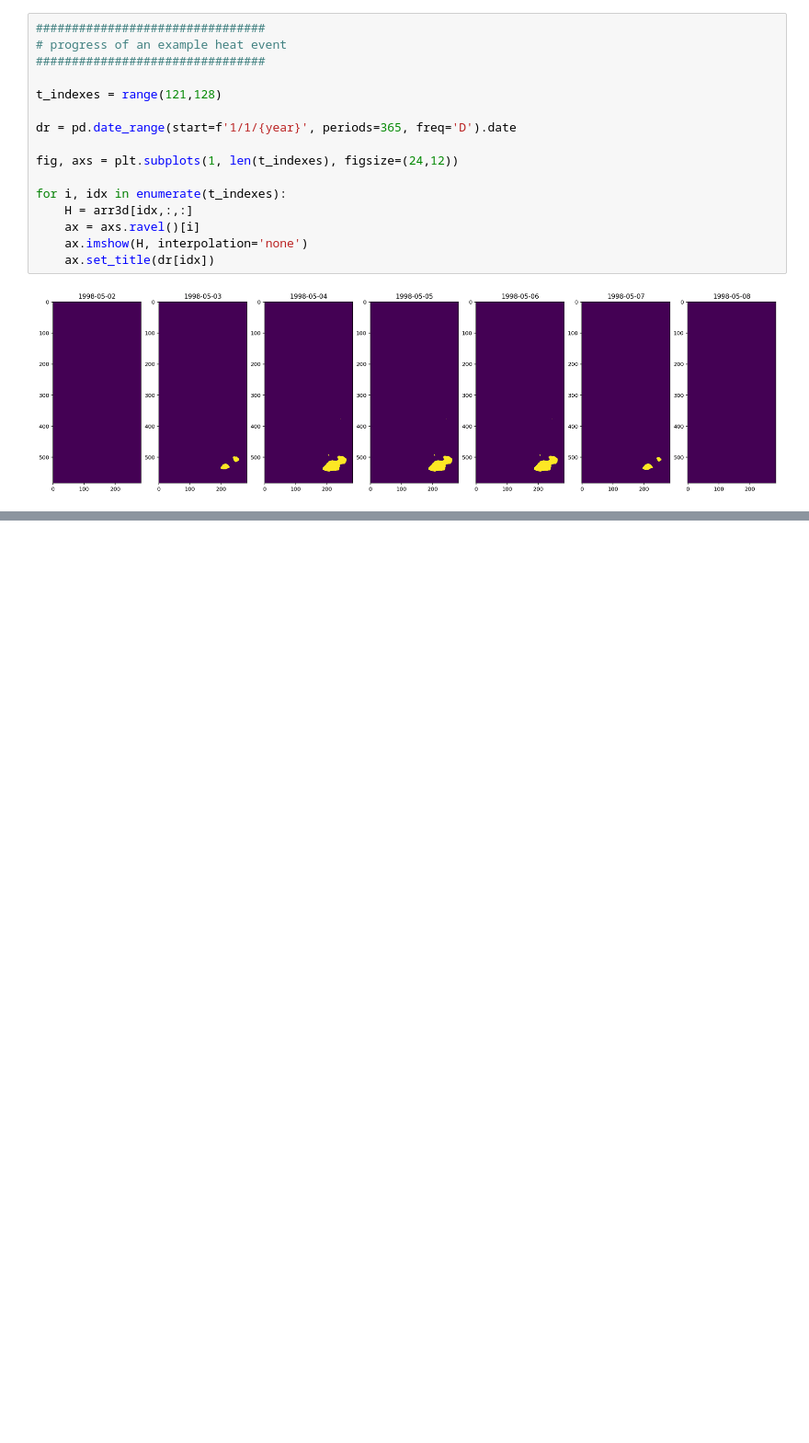
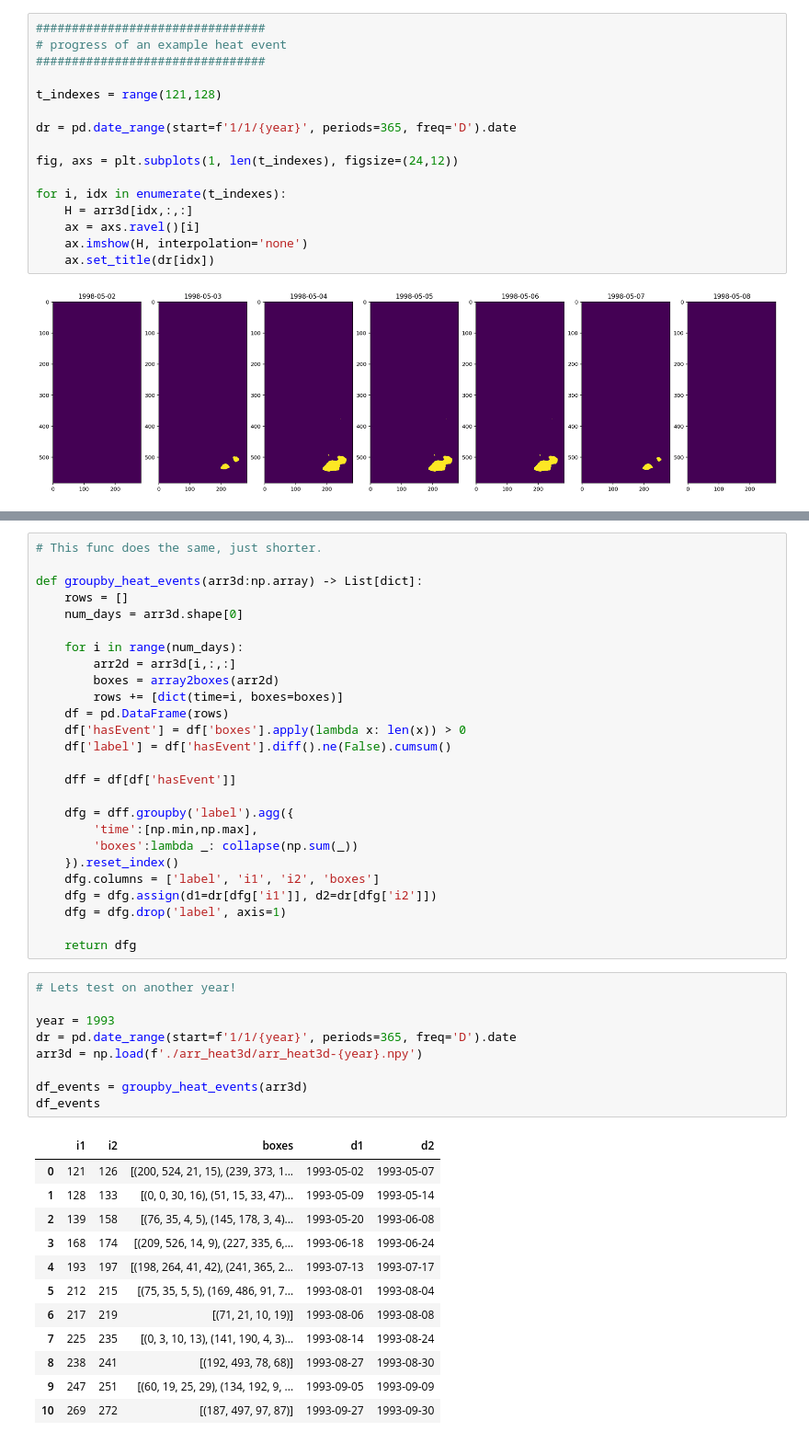
Before and after one commit to KorayKinik/heat-extremes-CMIP6, a Jupyter notebook: koray/Untitled4.ipynb, the cells around one changed output, grey strips where cells are left out. Shown: that part at 92% size. Drawn from its saved outputs; the diff is of its cells as text; blank space fills up the shorter version.

```diff
--- a/koray/Untitled4.ipynb
+++ b/koray/Untitled4.ipynb
@@ -191,0 +278,48 @@ Ellipsis
+# %%
+# This func does the same, just shorter.
+
+def groupby_heat_events(arr3d:np.array) -> List[dict]:
+    rows = []
+    num_days = arr3d.shape[0]
+
+    for i in range(num_days):
+        arr2d = arr3d[i,:,:]
+        boxes = array2boxes(arr2d)
+        rows += [dict(time=i, boxes=boxes)]
+    df = pd.DataFrame(rows)
+    df['hasEvent'] = df['boxes'].apply(lambda x: len(x)) > 0
+    df['label'] = df['hasEvent'].diff().ne(False).cumsum()
+
+    dff = df[df['hasEvent']]
+
+    dfg = dff.groupby('label').agg({
+        'time':[np.min,np.max],
+        'boxes':lambda _: collapse(np.sum(_))
+    }).reset_index()
+    dfg.columns = ['label', 'i1', 'i2', 'boxes']
+    dfg = dfg.assign(d1=dr[dfg['i1']], d2=dr[dfg['i2']])
+    dfg = dfg.drop('label', axis=1)
+
+    return dfg
+# %%
+# Lets test on another year!
+
+year = 1993
+dr = pd.date_range(start=f'1/1/{year}', periods=365, freq='D').date
+arr3d = np.load(f'./arr_heat3d/arr_heat3d-{year}.npy')
+
+df_events = groupby_heat_events(arr3d)
+df_events
+# %% [output]
+|  | i1 | i2 | boxes | d1 | d2 |
+| 0 | 121 | 126 | [(200, 524, 21, 15), (239, 373, 1... | 1993-05-02 | 1993-05-07 |
+| 1 | 128 | 133 | [(0, 0, 30, 16), (51, 15, 33, 47)... | 1993-05-09 | 1993-05-14 |
+| 2 | 139 | 158 | [(76, 35, 4, 5), (145, 178, 3, 4)... | 1993-05-20 | 1993-06-08 |
+| 3 | 168 | 174 | [(209, 526, 14, 9), (227, 335, 6,... | 1993-06-18 | 1993-06-24 |
+| 4 | 193 | 197 | [(198, 264, 41, 42), (241, 365, 2... | 1993-07-13 | 1993-07-17 |
+| 5 | 212 | 215 | [(75, 35, 5, 5), (169, 486, 91, 7... | 1993-08-01 | 1993-08-04 |
+| 6 | 217 | 219 | [(71, 21, 10, 19)] | 1993-08-06 | 1993-08-08 |
+| 7 | 225 | 235 | [(0, 3, 10, 13), (141, 190, 4, 3)... | 1993-08-14 | 1993-08-24 |
+| 8 | 238 | 241 | [(192, 493, 78, 68)] | 1993-08-27 | 1993-08-30 |
+| 9 | 247 | 251 | [(60, 19, 25, 29), (134, 192, 9, ... | 1993-09-05 | 1993-09-09 |
+| 10 | 269 | 272 | [(187, 497, 97, 87)] | 1993-09-27 | 1993-09-30 |
```
Also changed, not shown: parts of 6 cells of this notebook.
